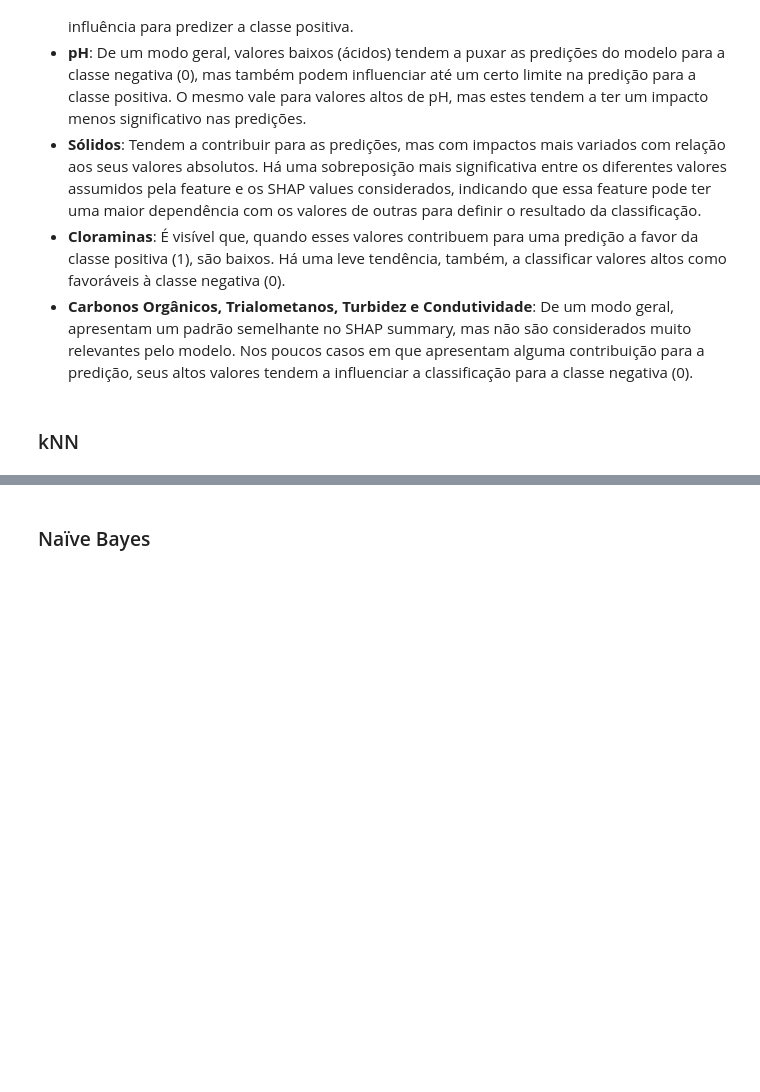
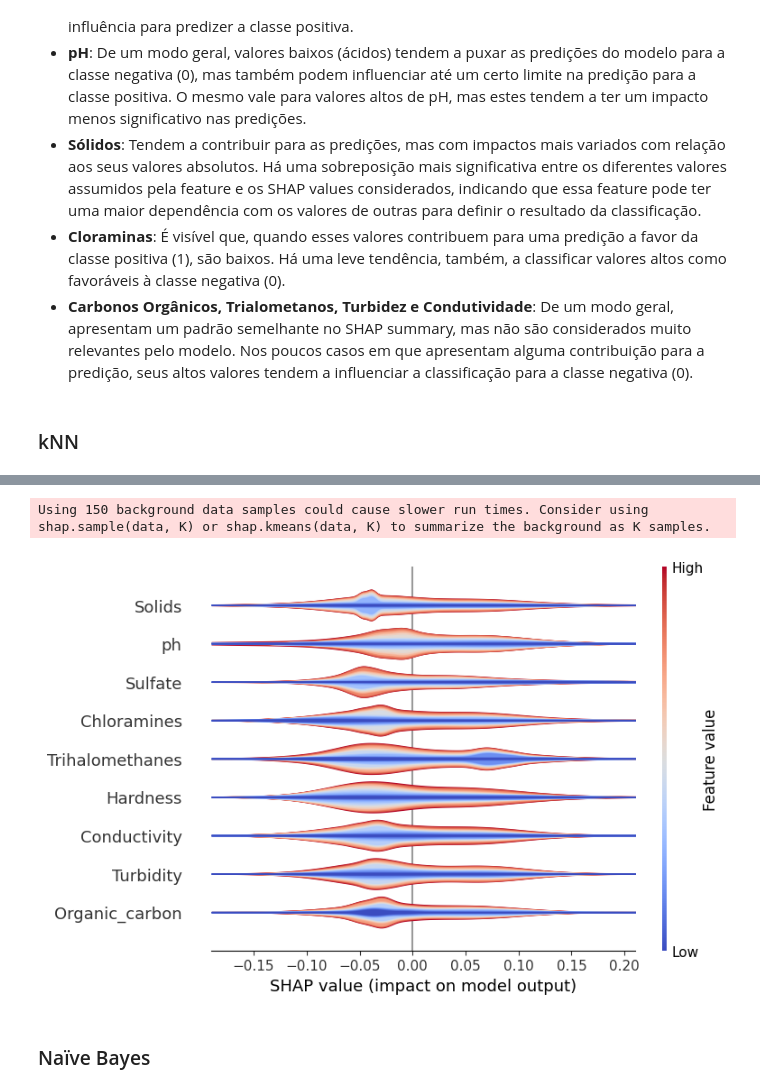
Before and after one commit to rsuffert/ai-models-interpretability, a Jupyter notebook: main.ipynb, the cells around one changed output, grey strips where cells are left out. Drawn from its saved outputs; the diff is of its cells as text; code cells hidden in the pictures; blank space fills up the shorter version.

```diff
--- a/main.ipynb
+++ b/main.ipynb
@@ -269,33 +293,10 @@ import matplotlib.pyplot as plt
 #################################### SHAP ####################################
 shap.initjs()
 
-X_background = shap.sample(X,300) # ammount to use
+X_background = shap.sample(X,150) #ammount to use
 
 explainer = shap.KernelExplainer(knn_model.predict_proba, X_background)
-shap_values = explainer.shap_values(X_background.iloc[:100]) # 100 iterations, takes 9 to 10 minutes
+shap_values = explainer.shap_values(X_background.iloc[:100]) #100 iterations, takes 9 to 10 minutes with X = 300
 figure=plt.figure()
 shap.summary_plot(shap_values[:,: ,1], X_background.iloc[:100], feature_names=X.columns, plot_type="layered_violin")
-
-
-##################################### LIME ####################################
-# X_np = X.values if hasattr(X, "values") else X
-# feature_names = X.columns if hasattr(X, "columns") else [f"Feature {i}" for i in range(X.shape[1])]
-# class_names = np.unique(y).astype(str)
-
-# lime_explainer = LimeTabularExplainer(
-#     training_data=X_np,
-#     feature_names=feature_names,
-#     class_names=class_names,
-#     mode="classification"
-# )
-
-# instance_idx = 0
-# exp = lime_explainer.explain_instance(X_np[instance_idx], knn_grid.predict_proba)
-
-# exp.show_in_notebook(show_table=True)
-# plt.figure()
-# exp.as_pyplot_figure()
-
-
-
-plt.show()
+# %% [output]
@@ -302,2 +304,4 @@ plt.show()
+Using 150 background data samples could cause slower run times. Consider using shap.sample(data, K) or shap.kmeans(data, K) to summarize the background as K samples.
+[figure, added]
 # %% [markdown]
 ### Naïve Bayes
```
Also changed, not shown: parts of 4 cells of this notebook.
